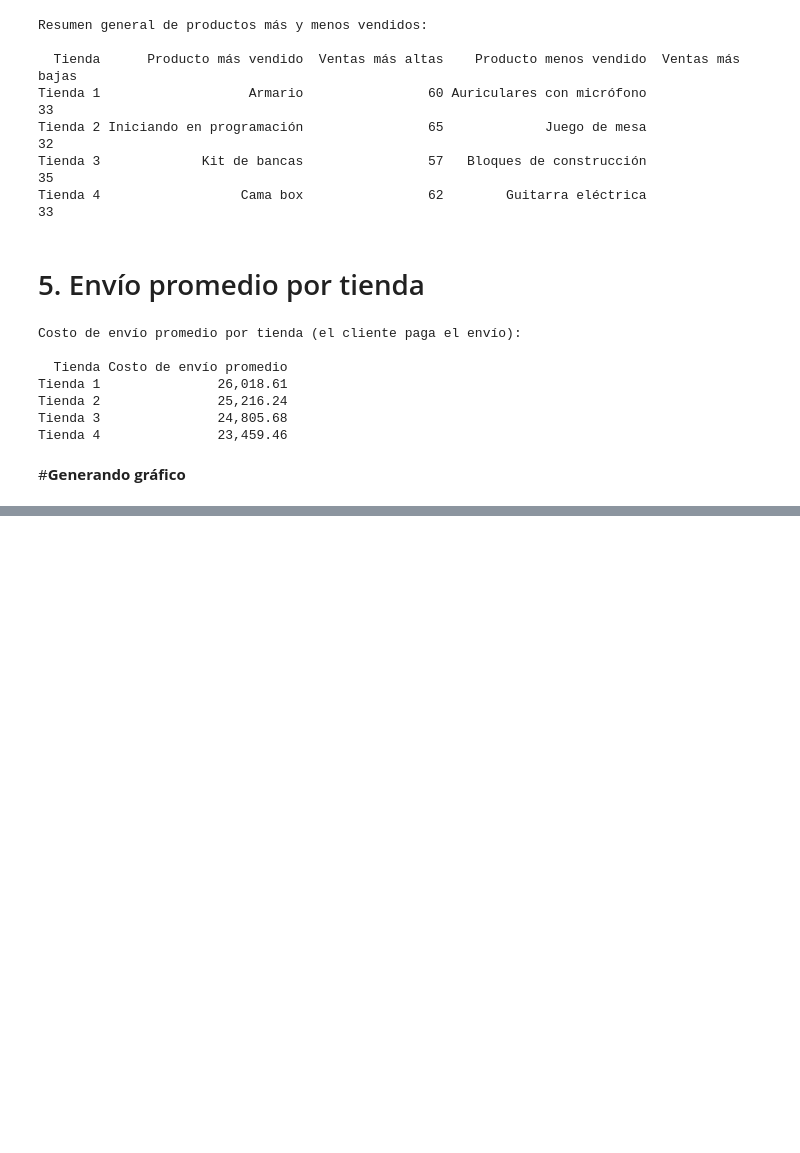
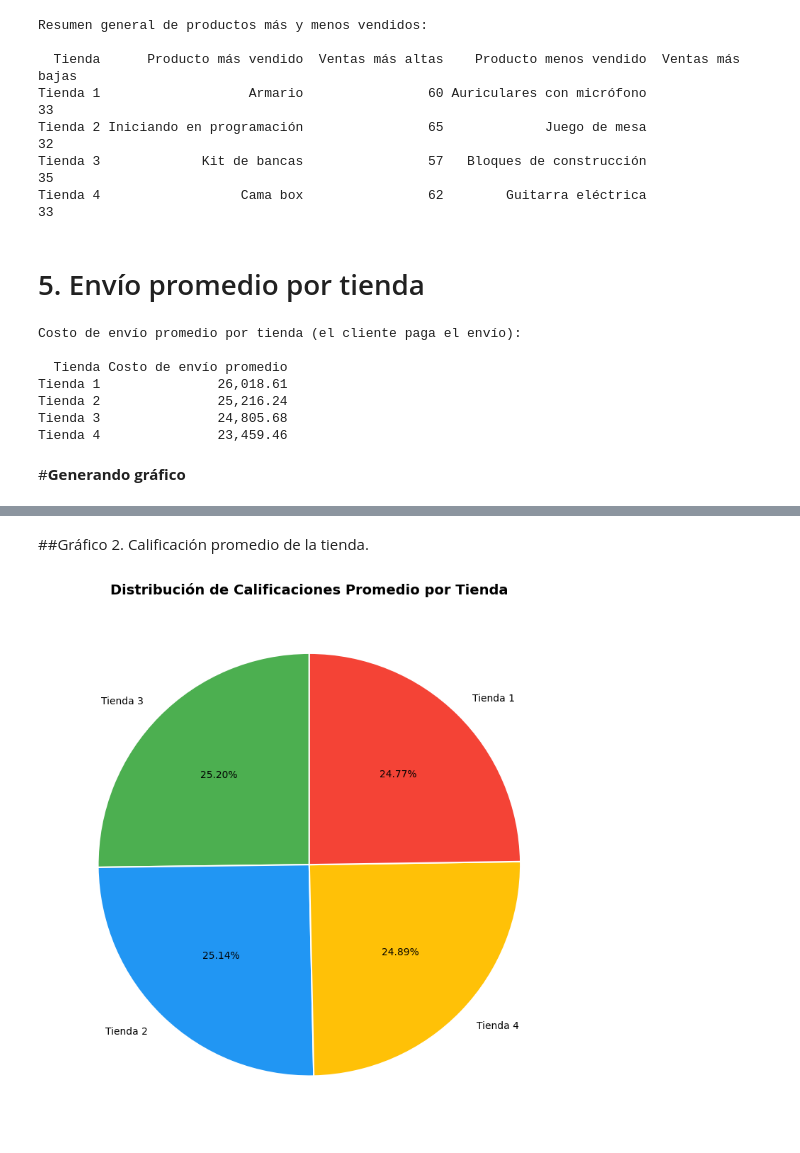
Before and after one commit to yansiercaro/alura_store, a Jupyter notebook: AluraStoreLatam.ipynb, the cells around one changed output, grey strips where cells are left out. Cells and saved outputs as stored; diff of their text form; code cells hidden in the pictures; blank space fills up the shorter version.

```diff
--- a/AluraStoreLatam.ipynb
+++ b/AluraStoreLatam.ipynb
@@ -448,0 +476,29 @@ Tienda 4               23,459.46
+# %% [markdown]
+##Gráfico 2. Calificación promedio de la tienda.
+# %%
+calificacion_promedio = (
+    todas.groupby("Tienda")["Calificación"]
+    .mean()
+    .round(2)
+    .reset_index()
+    .rename(columns={"Calificación": "Calificación promedio"})
+    .sort_values("Calificación promedio", ascending=False)
+)
+
+##Gráfico circular
+plt.figure(figsize=(8, 8))
+plt.pie(
+    calificacion_promedio["Calificación promedio"],
+    labels=calificacion_promedio["Tienda"],
+    autopct="%1.2f%%",
+    startangle=90,
+    colors=["#4CAF50", "#2196F3", "#FFC107", "#F44336"],
+    wedgeprops={"edgecolor": "white", "linewidth": 1.5}
+)
+
+#Personalización del gráfico
+plt.title("Distribución de Calificaciones Promedio por Tienda", fontsize=14, weight="bold")
+plt.tight_layout()
+plt.show()
+# %% [output]
+[figure, added]
```
Also changed, not shown: parts of 4 cells of this notebook.
